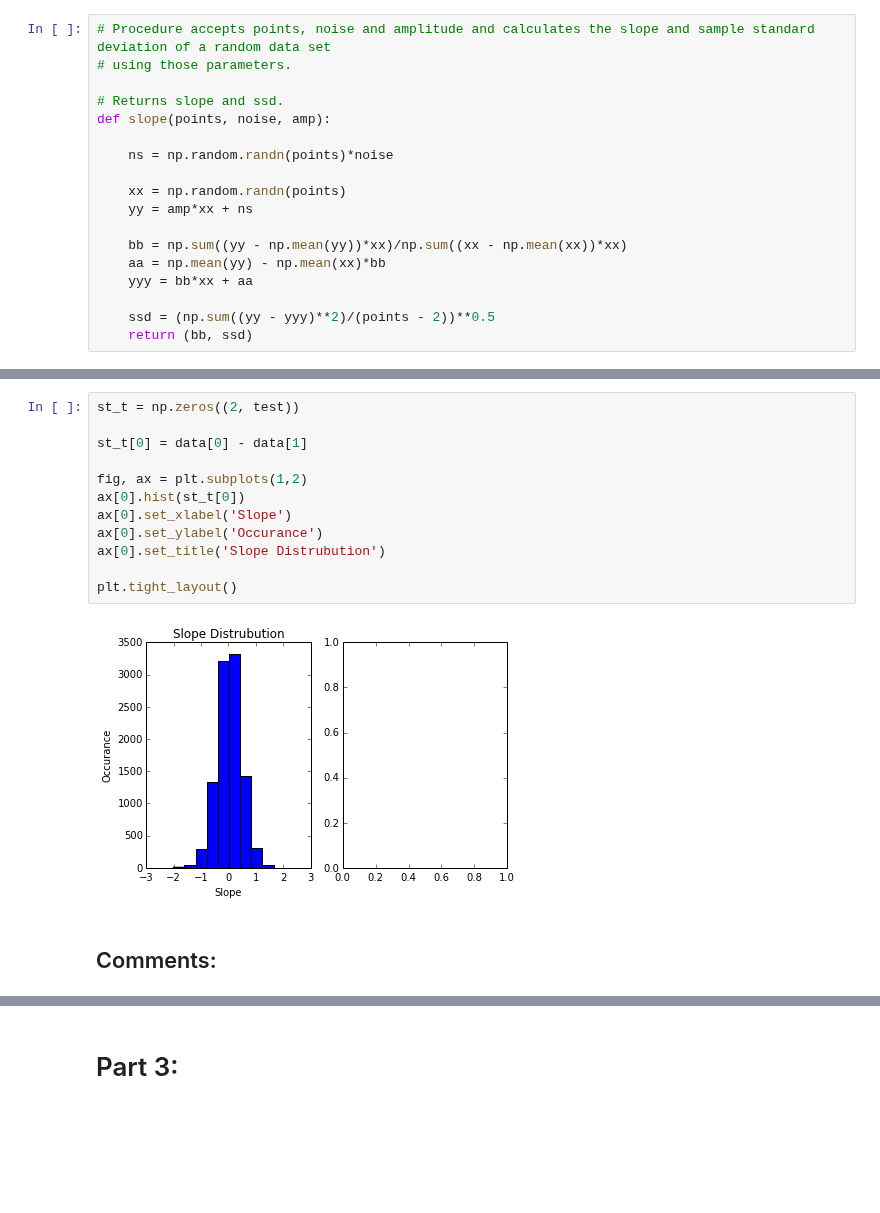
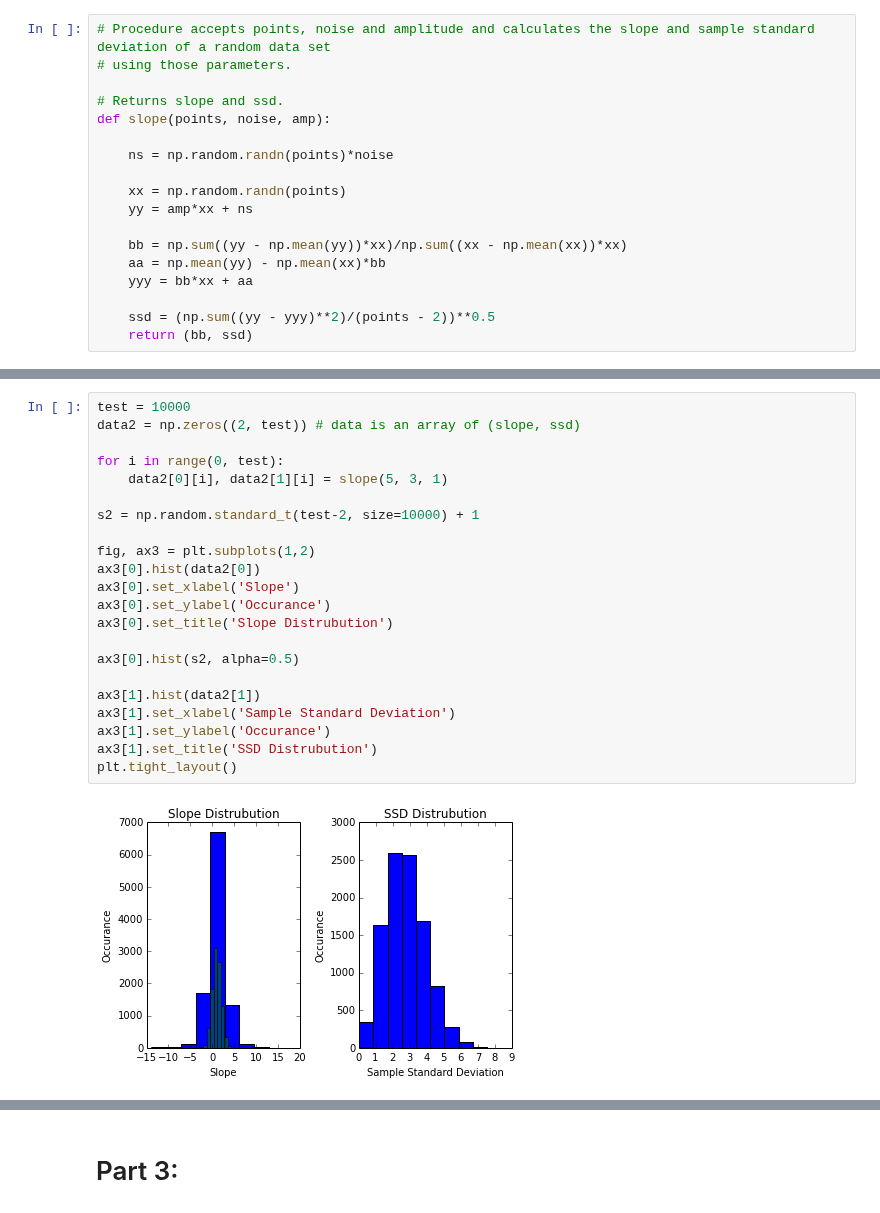
Before and after one commit to mkctripp/Phy411Assignments, a Jupyter notebook: Assignment2.ipynb, the cells around one changed output, grey strips where cells are left out. Cells and saved outputs as stored; diff of their text form; blank space fills up the shorter version.

```diff
--- a/Assignment2.ipynb
+++ b/Assignment2.ipynb
@@ -90,17 +137,24 @@ plt.tight_layout()
-# %%
-st_t = np.zeros((2, test))
-
-st_t[0] = data[0] - data[1]
-
-fig, ax = plt.subplots(1,2)
-ax[0].hist(st_t[0])
-ax[0].set_xlabel('Slope')
-ax[0].set_ylabel('Occurance')
-ax[0].set_title('Slope Distrubution')
-
-plt.tight_layout()
-# %% [output]
-[figure, removed]
-# %% [markdown]
-Comments:
----------
+# %%
+test = 10000
+data2 = np.zeros((2, test)) # data is an array of (slope, ssd)
+
+for i in range(0, test):
+    data2[0][i], data2[1][i] = slope(5, 3, 1)
+
+s2 = np.random.standard_t(test-2, size=10000) + 1
+
+fig, ax3 = plt.subplots(1,2)
+ax3[0].hist(data2[0])
+ax3[0].set_xlabel('Slope')
+ax3[0].set_ylabel('Occurance')
+ax3[0].set_title('Slope Distrubution')
+
+ax3[0].hist(s2, alpha=0.5)
+
+ax3[1].hist(data2[1])
+ax3[1].set_xlabel('Sample Standard Deviation')
+ax3[1].set_ylabel('Occurance')
+ax3[1].set_title('SSD Distrubution')
+plt.tight_layout()
+# %% [output]
+[figure, added]
```
Also changed, not shown: parts of 8 cells of this notebook.
